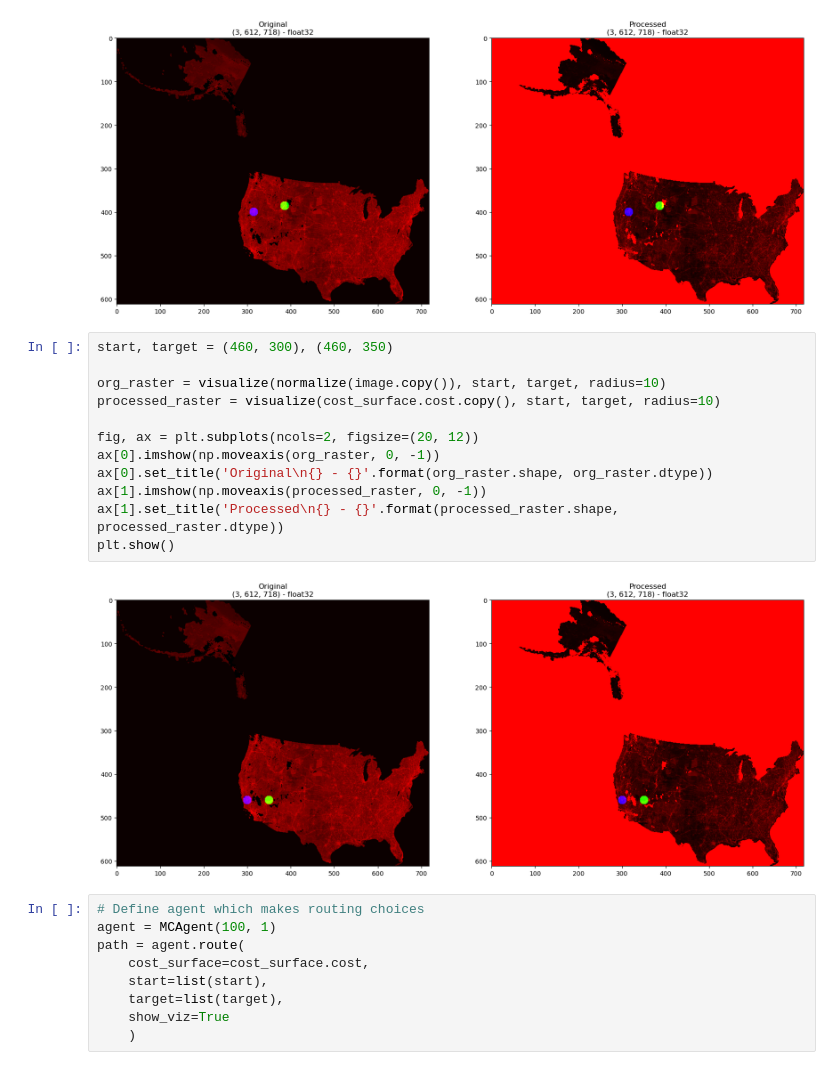
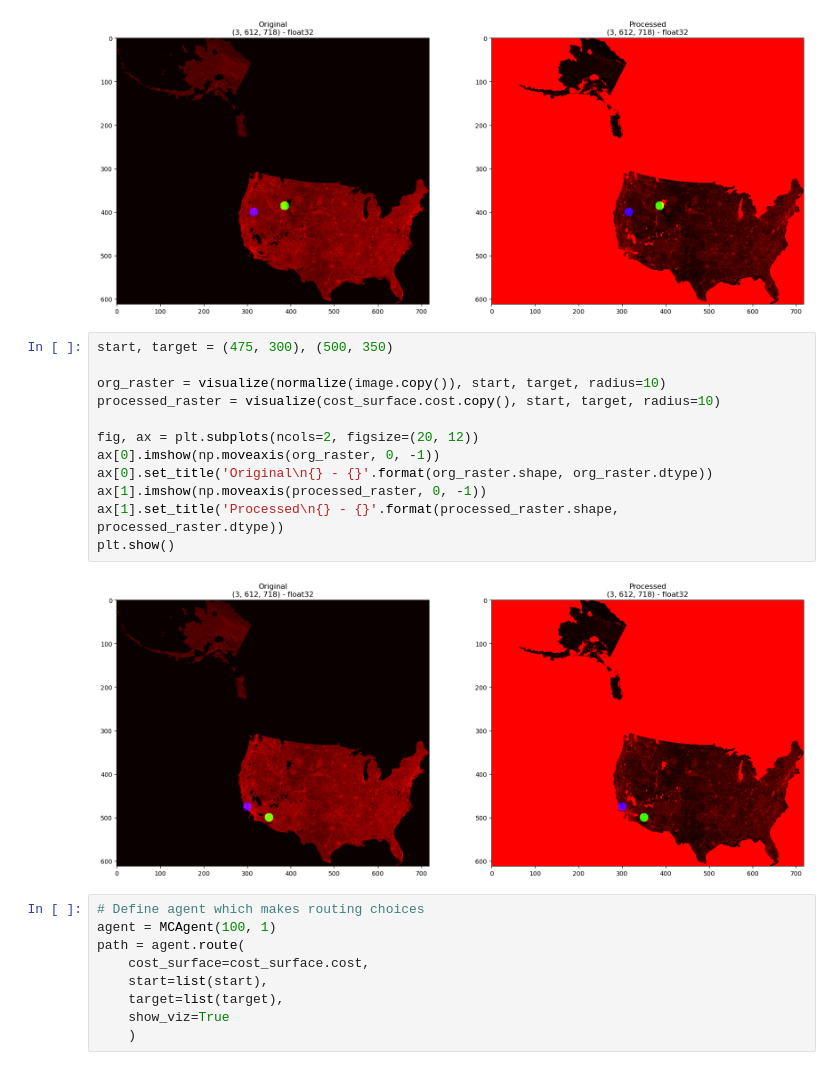
Before and after one commit to NETL-RIC/CO2-Pipeline-Routing-Tool, a Jupyter notebook: Flask/mc-tutorial.ipynb, the cells around one changed output. Saved outputs shown, nothing was run; the diff lists cells and outputs as text.

```diff
--- a/Flask/mc-tutorial.ipynb
+++ b/Flask/mc-tutorial.ipynb
@@ -236,19 +237,19 @@ plt.show()
 (386, 386)
 [figure]
 # %%
-start, target = (460, 300), (460, 350)
+start, target = (475, 300), (500, 350)
 
 org_raster = visualize(normalize(image.copy()), start, target, radius=10)
 processed_raster = visualize(cost_surface.cost.copy(), start, target, radius=10)
 
 fig, ax = plt.subplots(ncols=2, figsize=(20, 12))
 ax[0].imshow(np.moveaxis(org_raster, 0, -1))
 ax[0].set_title('Original\n{} - {}'.format(org_raster.shape, org_raster.dtype))
 ax[1].imshow(np.moveaxis(processed_raster, 0, -1))
 ax[1].set_title('Processed\n{} - {}'.format(processed_raster.shape, processed_raster.dtype))
 plt.show()
 # %% [output]
-[figure, old version]
+[figure, new version]
 # %%
 # Define agent which makes routing choices
 agent = MCAgent(100, 1)
```
Also changed, not shown: parts of 7 cells of this notebook, 1 other file.
